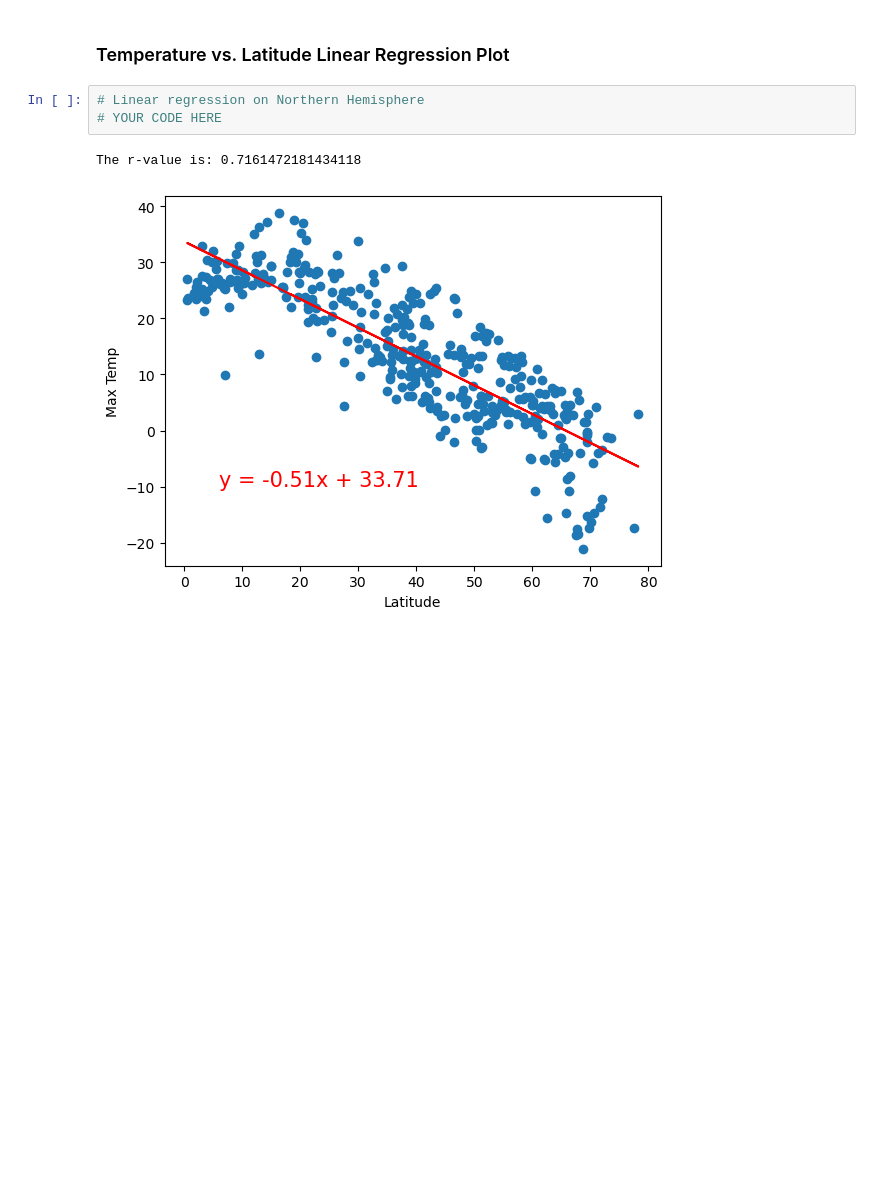
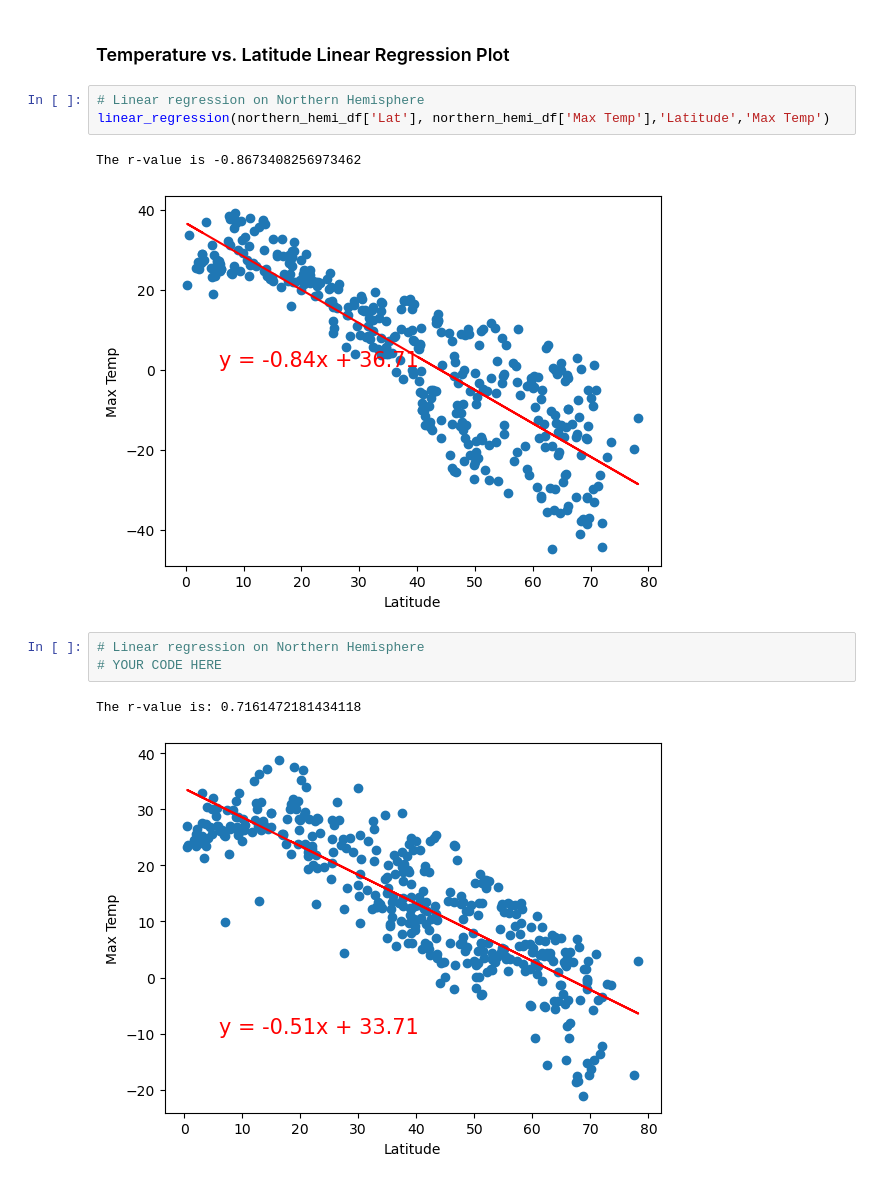
Before and after one commit to equitymarkets/python-api-challenge, a Jupyter notebook: WeatherPy/WeatherPy.ipynb, the cells around one changed output. Saved outputs shown, nothing was run; the diff lists cells and outputs as text; blank space fills up the shorter version.

```diff
--- a/WeatherPy/WeatherPy.ipynb
+++ b/WeatherPy/WeatherPy.ipynb
@@ -293,5 +332,11 @@ southern_hemi_df.head()
 # %% [markdown]
 ###  Temperature vs. Latitude Linear Regression Plot
+# %%
+# Linear regression on Northern Hemisphere
+linear_regression(northern_hemi_df['Lat'], northern_hemi_df['Max Temp'],'Latitude','Max Temp')
+# %% [output]
+The r-value is -0.8673408256973462
+[figure, added]
 # %%
 # Linear regression on Northern Hemisphere
 # YOUR CODE HERE
```
Also changed, not shown: parts of 22 cells of this notebook, 6 other files.
